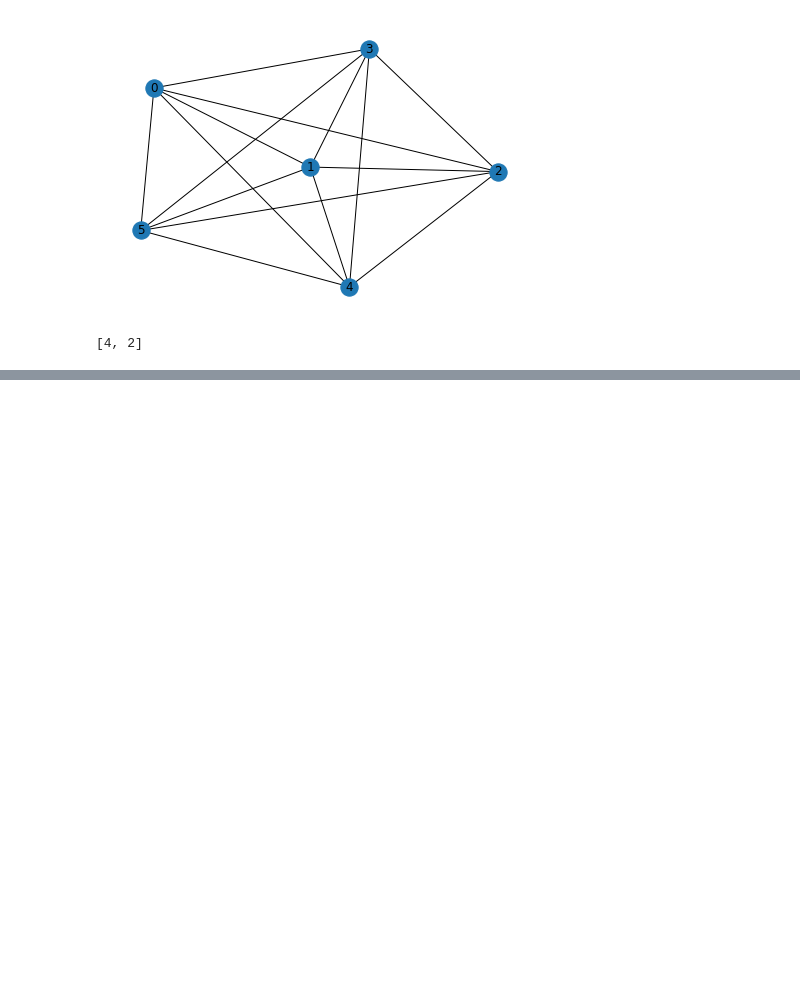
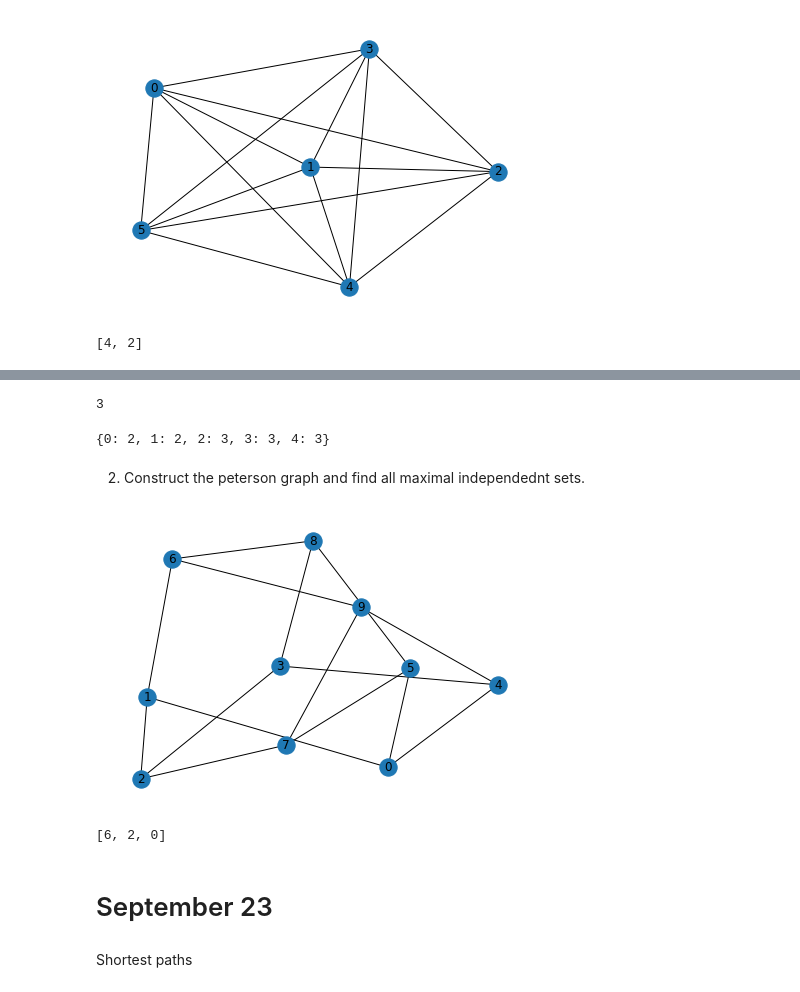
Before and after one commit to ronxldwilson/Python-Notes, a Jupyter notebook: GRAPH_THEORY_NOTEBOOK_COMPLETE.ipynb, the cells around one changed output, grey strips where cells are left out. Drawn from its saved outputs; the diff is of its cells as text; code cells hidden in the pictures; blank space fills up the shorter version.

```diff
--- a/GRAPH_THEORY_NOTEBOOK_COMPLETE.ipynb
+++ b/GRAPH_THEORY_NOTEBOOK_COMPLETE.ipynb
@@ -1026,0 +1058,24 @@ nx.maximal_independent_set(G1)
+# %%
+nx.graph_clique_number(G)
+# %% [output]
+3
+# %%
+nx.node_clique_number(G,[0,1,2,3,4])
+# %% [output]
+{0: 2, 1: 2, 2: 3, 3: 3, 4: 3}
+# %% [markdown]
+2. Construct the peterson graph and find all maximal independednt sets.
+# %%
+G1=nx.petersen_graph()
+nx.draw(G1,with_labels=True)
+plt.show()
+# %% [output]
+[figure, added]
+# %%
+nx.maximal_independent_set(G1)
+# %% [output]
+[6, 2, 0]
+# %% [markdown]
+# September 23
+# %% [markdown]
+Shortest paths
```
Also changed, not shown: parts of 83 cells of this notebook.
